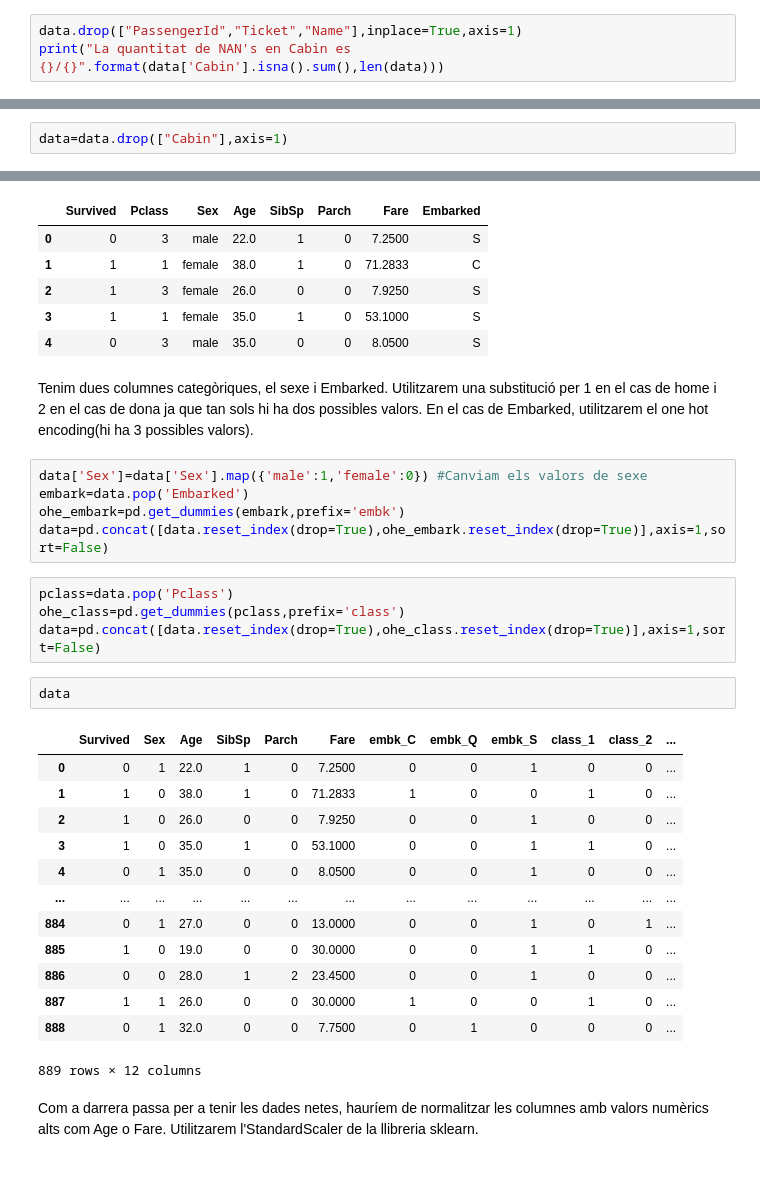
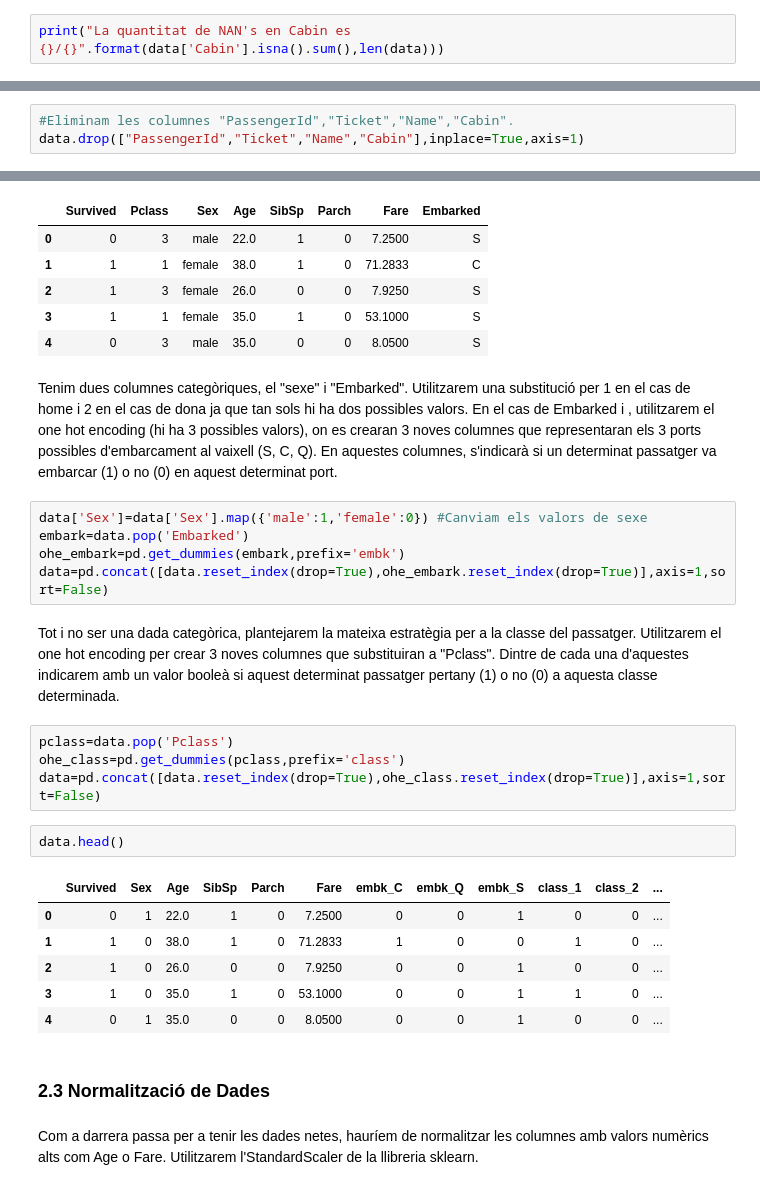
Before and after one commit to jaaumeadrover/2aPracticaIA, a Jupyter notebook: 2aPractica IA.ipynb, the cells around one changed output, grey strips where cells are left out. Drawn from its saved outputs; the diff is of its cells as text.

```diff
--- a/2aPractica IA.ipynb
+++ b/2aPractica IA.ipynb
@@ -213,7 +215,6 @@ sns.heatmap(data.isnull(),yticklabels=False,cbar=False,cmap='viridis')
 <AxesSubplot:>
 [figure]
 # %%
-data.drop(["PassengerId","Ticket","Name"],inplace=True,axis=1)
 print("La quantitat de NAN's en Cabin es {}/{}".format(data['Cabin'].isna().sum(),len(data)))
 # %% [output]
 La quantitat de NAN's en Cabin es 687/891
@@ -222,5 +223,6 @@ Després d'haver eliminat aquestes columnes podem observarque la columna Cabin t
 # %%
-data=data.drop(["Cabin"],axis=1)
+#Eliminam les columnes "PassengerId","Ticket","Name","Cabin".
+data.drop(["PassengerId","Ticket","Name","Cabin"],inplace=True,axis=1)
 # %%
 data.head()
 # %% [output]
@@ -262,32 +268,29 @@ data.head()
 | 3 | 1 | 1 | female | 35.0 | 1 | 0 | 53.1000 | S |
 | 4 | 0 | 3 | male | 35.0 | 0 | 0 | 8.0500 | S |
 # %% [markdown]
-Tenim dues columnes categòriques, el sexe i Embarked. Utilitzarem una substitució per 1 en el cas de home i 2 en el cas de dona ja que tan sols hi ha dos possibles valors. En el cas de Embarked, utilitzarem el one hot encoding(hi ha 3 possibles valors).
+Tenim dues columnes categòriques, el "sexe" i "Embarked". Utilitzarem una substitució per 1 en el cas de home i 2 en el cas de dona ja que tan sols hi ha dos possibles valors. En el cas de Embarked i , utilitzarem el one hot encoding (hi ha 3 possibles valors), on es crearan 3 noves columnes que representaran els 3 ports possibles d'embarcament al vaixell (S, C, Q). En aquestes columnes, s'indicarà si un determinat passatger va embarcar (1) o no (0) en aquest determinat port.
 # %%
 data['Sex']=data['Sex'].map({'male':1,'female':0}) #Canviam els valors de sexe
 embark=data.pop('Embarked')
 ohe_embark=pd.get_dummies(embark,prefix='embk')
 data=pd.concat([data.reset_index(drop=True),ohe_embark.reset_index(drop=True)],axis=1,sort=False)
+# %% [markdown]
+Tot i no ser una dada categòrica, plantejarem la mateixa estratègia per a la classe del passatger. Utilitzarem el one hot encoding per crear 3 noves columnes que substituiran a "Pclass". Dintre de cada una d'aquestes indicarem amb un valor booleà si aquest determinat passatger pertany (1) o no (0) a aquesta classe determinada.
 # %%
 pclass=data.pop('Pclass')
 ohe_class=pd.get_dummies(pclass,prefix='class')
 data=pd.concat([data.reset_index(drop=True),ohe_class.reset_index(drop=True)],axis=1,sort=False)
 # %%
-data
+data.head()
 # %% [output]
 |  | Survived | Sex | Age | SibSp | Parch | Fare | embk_C | embk_Q | embk_S | class_1 | class_2 | ... |
 | 0 | 0 | 1 | 22.0 | 1 | 0 | 7.2500 | 0 | 0 | 1 | 0 | 0 | ... |
 | 1 | 1 | 0 | 38.0 | 1 | 0 | 71.2833 | 1 | 0 | 0 | 1 | 0 | ... |
 | 2 | 1 | 0 | 26.0 | 0 | 0 | 7.9250 | 0 | 0 | 1 | 0 | 0 | ... |
 | 3 | 1 | 0 | 35.0 | 1 | 0 | 53.1000 | 0 | 0 | 1 | 1 | 0 | ... |
 | 4 | 0 | 1 | 35.0 | 0 | 0 | 8.0500 | 0 | 0 | 1 | 0 | 0 | ... |
-| ... | ... | ... | ... | ... | ... | ... | ... | ... | ... | ... | ... | ... |
-| 884 | 0 | 1 | 27.0 | 0 | 0 | 13.0000 | 0 | 0 | 1 | 0 | 1 | ... |
-| 885 | 1 | 0 | 19.0 | 0 | 0 | 30.0000 | 0 | 0 | 1 | 1 | 0 | ... |
-| 886 | 0 | 0 | 28.0 | 1 | 2 | 23.4500 | 0 | 0 | 1 | 0 | 0 | ... |
-| 887 | 1 | 1 | 26.0 | 0 | 0 | 30.0000 | 1 | 0 | 0 | 1 | 0 | ... |
-| 888 | 0 | 1 | 32.0 | 0 | 0 | 7.7500 | 0 | 1 | 0 | 0 | 0 | ... |
-889 rows × 12 columns
+# %% [markdown]
+### 2.3 Normalització de Dades
 # %% [markdown]
 Com a darrera passa per a tenir les dades netes, hauríem de normalitzar les columnes amb valors numèrics alts com Age o Fare. Utilitzarem l'StandardScaler de la llibreria sklearn.
 # %%
```
Also changed, not shown: parts of 45 cells of this notebook.
